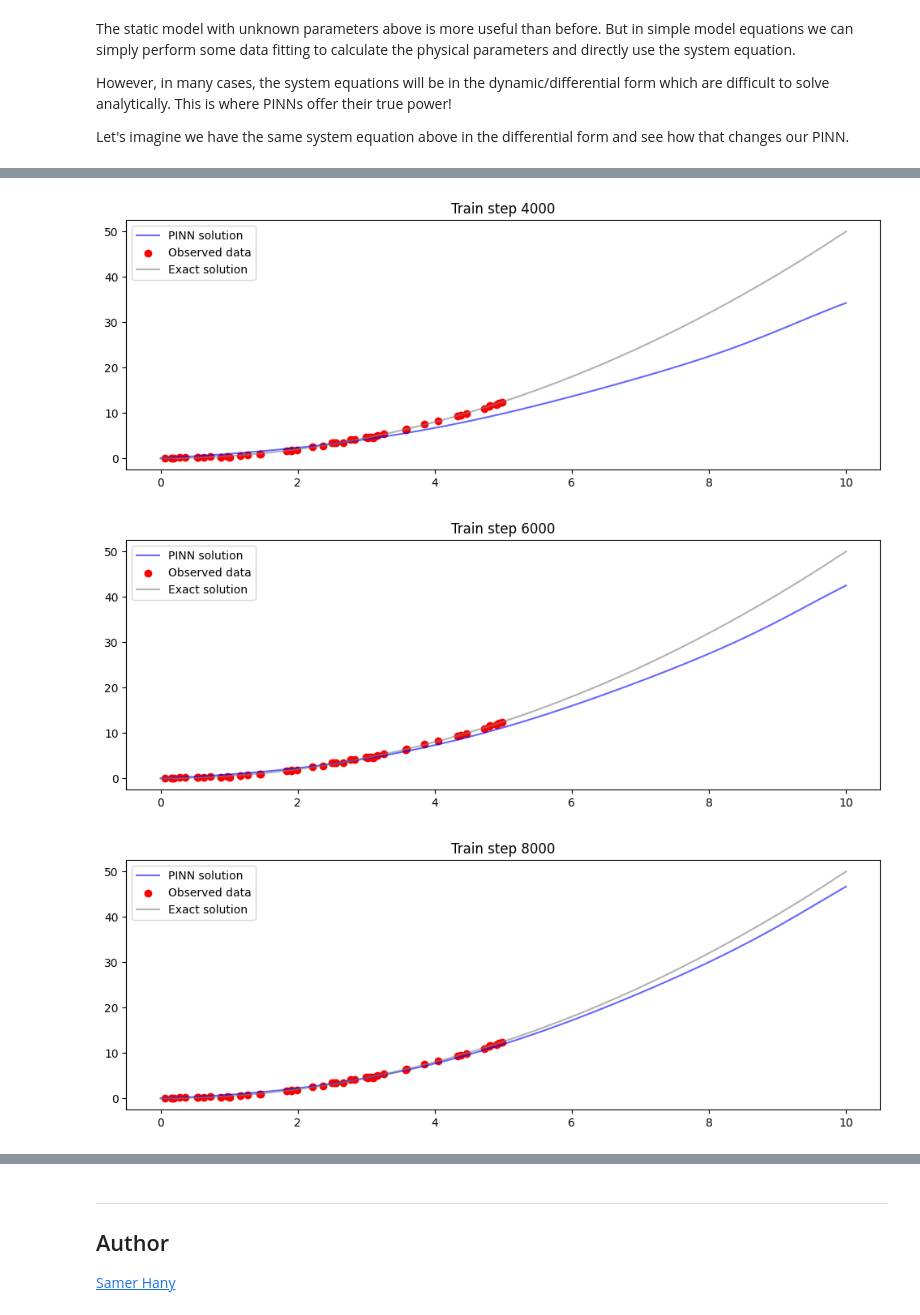
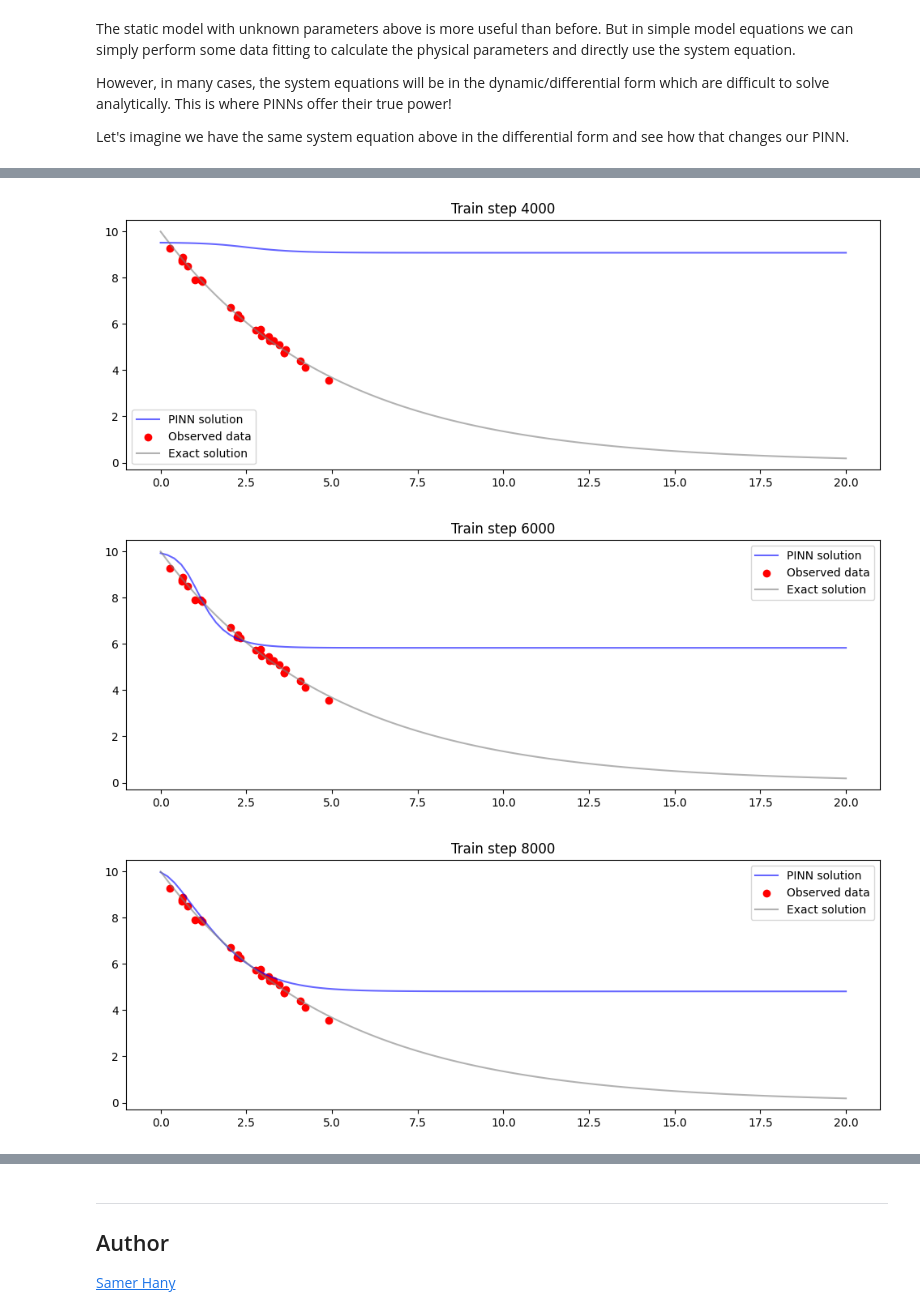
Before and after one commit to SamerHany/CHES307-Applications-of-Machine-Learning-in-Chemical-Engineering, a Jupyter notebook: Week 3/Tutorial 3 - Physics-informed neural networks.ipynb, the cells around one changed output, grey strips where cells are left out. Drawn from its saved outputs; the diff is of its cells as text; code cells hidden in the pictures.

```diff
--- a/Week 3/Tutorial 3 - Physics-informed neural networks.ipynb
+++ b/Week 3/Tutorial 3 - Physics-informed neural networks.ipynb
@@ -203,7 +227,7 @@ The model is almost the same. The physical relation is integrated into the model
 # create neural network class
 class PINN(nn.Module):
     # define the class constructor
-    def __init__(self, n_input, n_output, n_hidden, n_layers, act_fn=nn.Tanh()):
+    def __init__(self, n_input, n_output, n_hidden, n_layers, act_fn=nn.Sigmoid()):
         super().__init__()
         self.act_fn = act_fn
 
@@ -226,9 +250,9 @@ class PINN(nn.Module):
     # define the fit method
     def fit(self, X, y, n_epochs, lr=0.01):
         # physical parameters
-        x_phys = torch.linspace(0, 10, 100).view(-1, 1).requires_grad_(True)     # very important to set requires_grad=True to compute gradients
+        x_phys = torch.linspace(0, 20, 100).view(-1, 1).requires_grad_(True)     # very important to set requires_grad=True to compute gradients
         lambda_data = 1
-        lambda_phys = 5
+        lambda_phys = 1
 
         # define the optimizer and the loss function
         optimizer = torch.optim.Adam(self.parameters(), lr=lr)
@@ -247,7 +271,7 @@ class PINN(nn.Module):
 
             # compute physics loss
             y_phys = self.forward(x_phys)
-            loss_phys = loss_fn(c*x_phys**2, y_phys)
+            loss_phys = loss_fn(c_0*torch.exp(-k*x_phys), y_phys)
 
             # compute the total loss
             loss = lambda_data*loss_data + lambda_phys*loss_phys
@@ -265,8 +289,8 @@ class PINN(nn.Module):
                 plot_observed_data()
 
 # create a neural network instance
-model_pinn = PINN(1, 1, 2, 2)
+model_pinn = PINN(1, 1, 3, 2)
 
 # train the NN
-model_pinn.fit(x_obs, y_obs, 10000, lr=0.01)
+model_pinn.fit(x_obs, y_obs, 10000, lr=0.001)
 # %% [output]
@@ -289,7 +313,7 @@ We can program the network to learn those parameters in addition to the network
 # create neural network class
 class PINN(nn.Module):
     # define the class constructor
-    def __init__(self, n_input, n_output, n_hidden, n_layers, act_fn=nn.Tanh()):
+    def __init__(self, n_input, n_output, n_hidden, n_layers, act_fn=nn.Sigmoid()):
         super().__init__()
         self.act_fn = act_fn
 
@@ -303,7 +327,7 @@ class PINN(nn.Module):
         self.output_layer = nn.Linear(n_hidden, n_output)
 
         # physical parameters to be learned
-        self.c = nn.Parameter(torch.zeros(1), requires_grad=True)
+        self.k = nn.Parameter(torch.rand(1), requires_grad=True)
 
     # define the forward pass of the network
     def forward(self, x):
@@ -315,7 +339,7 @@ class PINN(nn.Module):
     # define the fit method
     def fit(self, X, y, n_epochs, lr=0.01):
         # physical parameters
-        x_phys = torch.linspace(0, 10, 100).view(-1, 1).requires_grad_(True)     # very important to set requires_grad=True to compute gradients
+        x_phys = torch.linspace(0, 20, 100).view(-1, 1).requires_grad_(True)     # very important to set requires_grad=True to compute gradients
         lambda_data = 1
         lambda_phys = 1
 
@@ -336,7 +360,7 @@ class PINN(nn.Module):
 
             # compute physics loss
             y_phys = self.forward(x_phys)
-            loss_phys = loss_fn(self.c*x_phys**2, y_phys)
+            loss_phys = loss_fn(c_0*torch.exp(-self.k*x_phys), y_phys)
 
             # compute the total loss
             loss = lambda_data*loss_data + lambda_phys*loss_phys
@@ -354,8 +378,8 @@ class PINN(nn.Module):
                 plot_observed_data()
 
 # create a neural network instance
-model_pinn = PINN(1, 1, 2, 2)
+model_pinn = PINN(1, 1, 3, 2)
 
 # train the NN
-model_pinn.fit(x_obs, y_obs, 10000, lr=0.01)
+model_pinn.fit(x_obs, y_obs, 10000, lr=0.001)
 # %% [output]
@@ -386,7 +409,7 @@ Let's imagine we have the same system equation above in the differential form an
 # create neural network class
 class PINN(nn.Module):
     # define the class constructor
-    def __init__(self, n_input, n_output, n_hidden, n_layers, act_fn=nn.Tanh()):
+    def __init__(self, n_input, n_output, n_hidden, n_layers, act_fn=nn.Sigmoid()):
         super().__init__()
         self.act_fn = act_fn
 
@@ -400,7 +423,7 @@ class PINN(nn.Module):
         self.output_layer = nn.Linear(n_hidden, n_output)
 
         # physical parameters to be learned
-        self.c = nn.Parameter(torch.zeros(1), requires_grad=True)
+        self.k = nn.Parameter(torch.rand(1), requires_grad=True)
 
     # define the forward pass of the network
     def forward(self, x):
@@ -412,10 +435,10 @@ class PINN(nn.Module):
     # define the fit method
     def fit(self, X, y, n_epochs, lr=0.01):
         # physical parameters
-        x_phys = torch.linspace(0, 10, 100).view(-1, 1).requires_grad_(True)     # very important to set requires_grad=True to compute gradients
+        x_phys = torch.linspace(0, 20, 100).view(-1, 1).requires_grad_(True)     # very important to set requires_grad=True to compute gradients
         x_bound = torch.tensor(0.).view(-1, 1).requires_grad_(True)
         lambda_data = 1
-        lambda_phys = 10
+        lambda_phys = 2
         lambda_bound = 10
 
         # define the optimizer and the loss function
@@ -428,7 +451,7 @@ class PINN(nn.Module):
             optimizer.zero_grad()
 
             # compute the output using the trained model
-            y_pred = self(X)
+            y_pred = self.forward(X)
 
             # compute data loss
             loss_data = loss_fn(y_pred, y)
@@ -439,11 +462,11 @@ class PINN(nn.Module):
             # this is done by using the autograd.grad function
             # the 3rd argument is the gradient of y with respect to itself (i.e. the weights of the outputs) which we will set to 1 for our purposes in all cases we consider
             dydx = torch.autograd.grad(y_phys, x_phys, torch.ones_like(y_phys), create_graph=True)[0]
-            loss_phys = loss_fn(dydx - 2*self.c*x_phys, torch.zeros_like(dydx))
+            loss_phys = loss_fn(dydx, -1*self.k*y_phys)
 
             # compute boundary loss
             y_bound = self.forward(x_bound)
-            loss_bound = loss_fn(y_bound, torch.zeros_like(y_bound))
+            loss_bound = loss_fn(y_bound, torch.tensor(c_0).view(-1, 1))
 
             # compute the total loss
             loss = lambda_data*loss_data + lambda_phys*loss_phys + lambda_bound*loss_bound
@@ -461,8 +484,8 @@ class PINN(nn.Module):
                 plot_observed_data()
 
 # create a neural network instance
-model_pinn = PINN(1, 1, 2, 2)
+model_pinn = PINN(1, 1, 3, 2)
 
 # train the NN
-model_pinn.fit(x_obs, y_obs, 10000, lr=0.01)
+model_pinn.fit(x_obs, y_obs, 20000, lr=0.001)
 # %% [output]
@@ -471,3 +494,3 @@ model_pinn.fit(x_obs, y_obs, 10000, lr=0.01)
-[figure, old version]
+[figure, new version]
-[figure, old version]
+[figure, new version]
-[figure, old version]
+[figure, new version]
```
Also changed, not shown: parts of 15 cells of this notebook, 8 other files.
